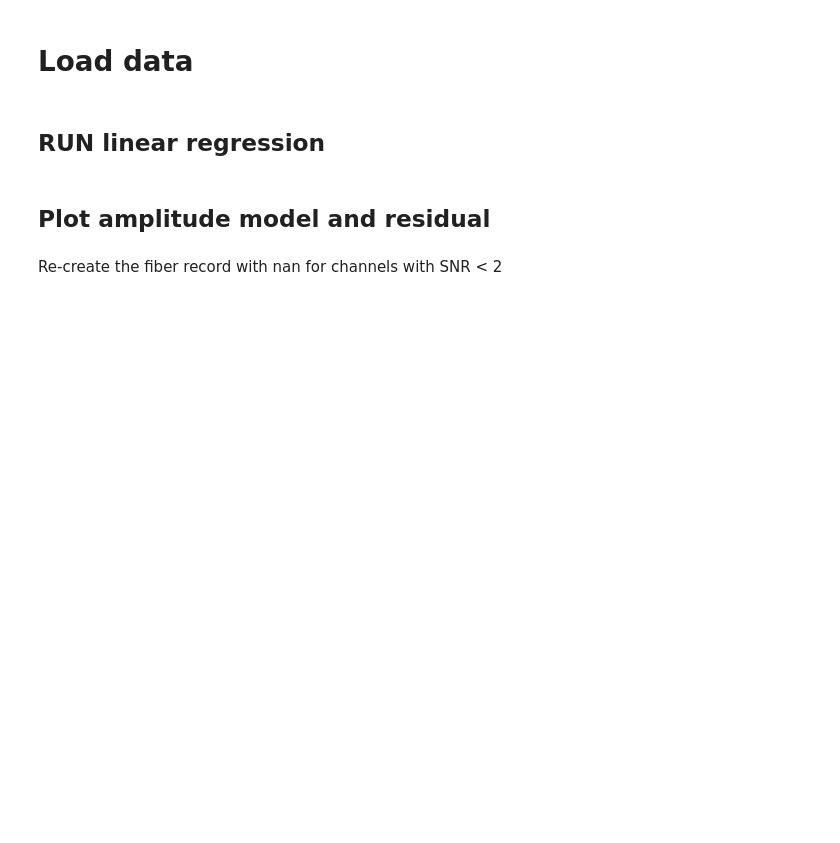
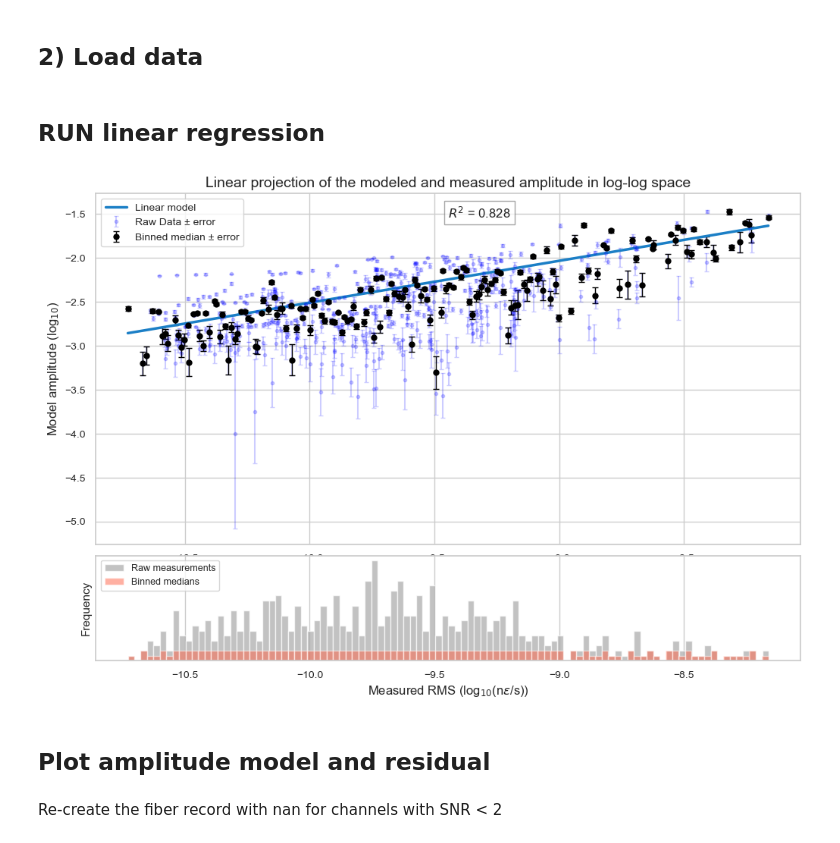
Before and after one commit to olfontai/DAS_sensitivity, a Jupyter notebook: Forward_amplitude_model/3_get_correction_factor.ipynb, the cells around one changed output. Saved outputs shown, nothing was run; the diff lists cells and outputs as text; code cells hidden in the pictures; blank space fills up the shorter version.

```diff
--- a/Forward_amplitude_model/3_get_correction_factor.ipynb
+++ b/Forward_amplitude_model/3_get_correction_factor.ipynb
@@ -13,13 +20,10 @@ Residuals_df = pd.DataFrame()
 # To load an existing one
 #Residuals_df = pd.read_csv(r'C:\Users\liliv\Desktop\Brady Hot Springs\sensitivity_gid\sensitivity\residual_error.csv')
 # %% [markdown]
-# Load data
+## 2) Load data
 # %%
 ### INFO ###
-path_model = r'C:\Users\liliv\Desktop\Brady Hot Springs\DAS_data'
-path_measure = r'C:\Users\liliv\Desktop\Brady Hot Springs\DAS_data'
-model_type = 'T'
-sweep_number = 5491
-amplitude_file_name = 9
+model_name = 'ST'
+sweep_number = 5636
 smoothing_channel = 3
 SNR = 2
@@ -43,3 +30,30 @@ SNR_masc = np.where(DAS_amplitude / DAS_noise >=SNR, True, False)
+# %%
+# get path to data
+path_model = os.path.abspath("../Data/DAS_amplitude_BHS/{}.csv".format(model_name))
+path_measurement = os.path.abspath("../Data/DAS_amplitude_BHS/Site_1_amplitude.csv")
+
+# load both files
+model_df = pd.read_csv(path_model)
+measurment_df = pd.read_csv(path_measurement)
+
+# Get amplutude in a numpy array and apply smoothing
+sum_wave_types = np.abs(model_df.P+model_df.SV+model_df.SH)
+sum_errors = np.sqrt(model_df.error_P**2+model_df.error_SV**2+model_df.error_SH**2)
+model_amplitude = np.convolve(sum_wave_types.values, np.ones(smoothing_channel)/smoothing_channel, mode='same')
+model_error = np.convolve(sum_errors.values, np.ones(smoothing_channel)/smoothing_channel, mode='same')
+
+# get measurment in a numpy array and apply smoothing
+DAS_amplitude = measurment_df['RMS_'+str(sweep_number)]
+DAS_amplitude = 11.6*DAS_amplitude*1e-9
+DAS_amplitude = np.convolve(DAS_amplitude, np.ones(smoothing_channel)/smoothing_channel, mode='same')
+DAS_noise = measurment_df['noise_'+str(sweep_number)]
+DAS_noise = 11.6*DAS_noise*1e-9
+DAS_noise = np.convolve(DAS_noise, np.ones(smoothing_channel)/smoothing_channel, mode='same')
+channels = measurment_df.Channel
+
+
+### Remove bad channel (low SNR) ###
+SNR_masc = np.where(DAS_amplitude / DAS_noise >=SNR, True, False)
 # %% [markdown]
 ## RUN linear regression
 # %%
@@ -49,8 +63,9 @@ sns.set(style="whitegrid")
 
 # --- CLEAN DATA ---
 valid_mask = ~np.isnan(model_amplitude) & ~np.isnan(DAS_amplitude) & SNR_masc
-measurement = DAS_amplitude[valid_mask]*10e9 # convert to nano strain
+measurement = DAS_amplitude[valid_mask]
 model = model_amplitude[valid_mask]
+model[model<=1e-4] = 1e-4
 measurement_error = model_error[valid_mask]
 
 # Convert to log
@@ -131,7 +146,7 @@ ax_main.errorbar(
 ax_main.plot(
     bin_stat_mean_meas[valid_bins],
     y_pred_binned,
-    color='#1f77b4',
+    color="#1b7fc6",
     linewidth=2.5,
     label='Linear model'
 )
@@ -146,33 +161,35 @@ ax_main.fill_between(
     label='95% Confidence Interval'
 )'''
 
 # Decorations
 ax_main.set_ylabel("Model amplitude (log$_{10}$)", fontsize=12)
 ax_main.set_title("Linear projection of the modeled and measured amplitude in log-log space", fontsize=14)
 ax_main.legend(fontsize=10)
 ax_main.text(
     0.5, 0.93,
     f"$R^2$ = {results_binned.rsquared:.3f}",
     transform=ax_main.transAxes,
     fontsize=12,
     bbox=dict(facecolor='white', alpha=0.7, edgecolor='gray')
 )
 ax_main.set_xlabel(None)
 # --- HISTOGRAM ---
 ax_bottom.hist(measurement_log, bins=100, color='darkgray', alpha=0.7, label='Raw measurements')
 ax_bottom.hist(bin_stat_mean_meas[valid_bins], bins=100, color='tomato', alpha=0.5, label='Binned medians')
 ax_bottom.set_ylabel("Frequency", fontsize=11)
 ax_bottom.set_xlabel("Measured RMS (log$_{10}$(n$\epsilon$/s))", fontsize=12)
 ax_bottom.legend(loc='upper left', fontsize=9)
 ax_bottom.set_yticks([])
 
 # Layout adjustments
 for ax in [ax_main, ax_bottom]:
     ax.tick_params(labelsize=10)
 
 #sns.despine(trim=True)
 #plt.tight_layout()
 plt.show()
+# %% [output]
+[figure, added]
 # %% [markdown]
 ## Plot amplitude model and residual
 # %% [markdown]
```
Also changed, not shown: parts of 5 cells of this notebook, 6 other files.
